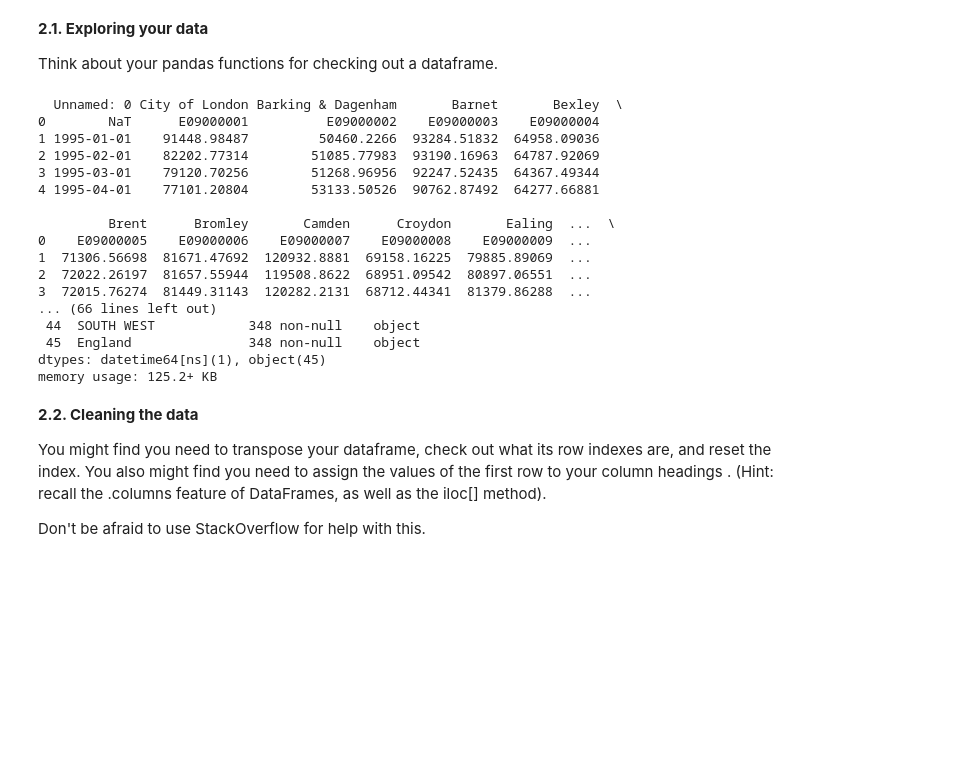
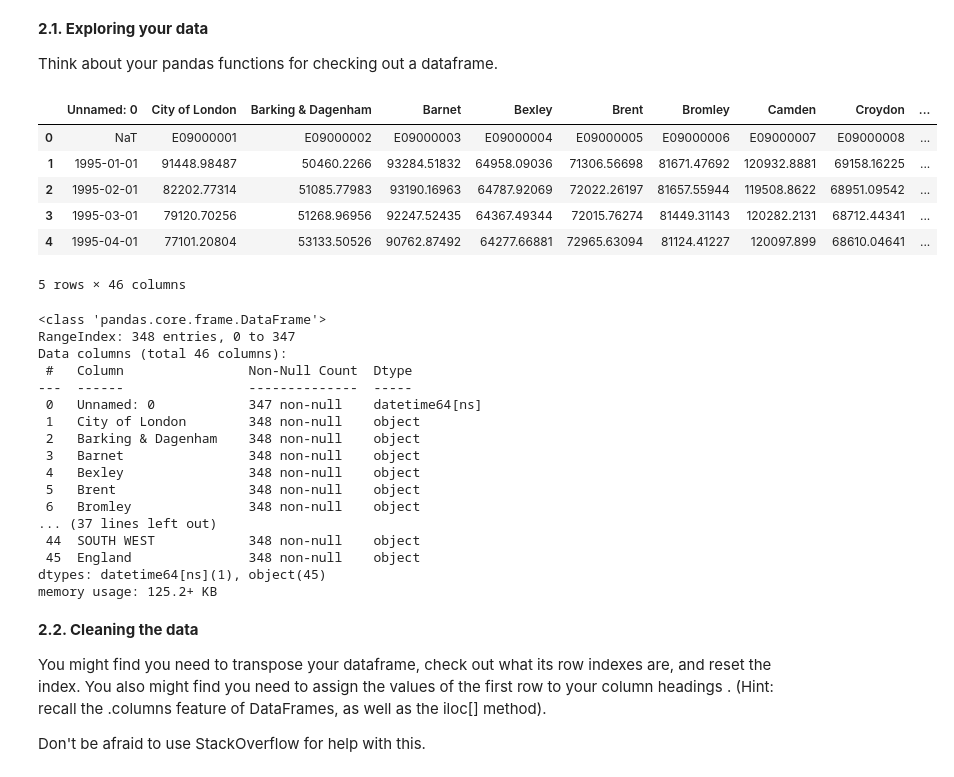
Before and after one commit to drogatti/Springboard, a Jupyter notebook: Unit4Challenge-Tier3-AlessandroGatti.ipynb, the cells around one changed output. Drawn from its saved outputs; the diff is of its cells as text; code cells hidden in the pictures; blank space fills up the shorter version.

```diff
--- a/Unit4Challenge-Tier3-AlessandroGatti.ipynb
+++ b/Unit4Challenge-Tier3-AlessandroGatti.ipynb
@@ -105,26 +105,35 @@ Think about your pandas functions for checking out a dataframe.
 # %%
 #Dropping the empty columns here out of personal preference
 properties = properties.drop(properties.columns[[34, 37, 47]], axis=1)
-print(properties.head())
-properties.info()
+properties.head()
 # %% [output]
+|  | Unnamed: 0 | City of London | Barking & Dagenham | Barnet | Bexley | Brent | Bromley | Camden | Croydon | ... |
+| 0 | NaT | E09000001 | E09000002 | E09000003 | E09000004 | E09000005 | E09000006 | E09000007 | E09000008 | ... |
+| 1 | 1995-01-01 | 91448.98487 | 50460.2266 | 93284.51832 | 64958.09036 | 71306.56698 | 81671.47692 | 120932.8881 | 69158.16225 | ... |
+| 2 | 1995-02-01 | 82202.77314 | 51085.77983 | 93190.16963 | 64787.92069 | 72022.26197 | 81657.55944 | 119508.8622 | 68951.09542 | ... |
+| 3 | 1995-03-01 | 79120.70256 | 51268.96956 | 92247.52435 | 64367.49344 | 72015.76274 | 81449.31143 | 120282.2131 | 68712.44341 | ... |
+| 4 | 1995-04-01 | 77101.20804 | 53133.50526 | 90762.87492 | 64277.66881 | 72965.63094 | 81124.41227 | 120097.899 | 68610.04641 | ... |
-  Unnamed: 0 City of London Barking & Dagenham       Barnet       Bexley  \
-0        NaT      E09000001          E09000002    E09000003    E09000004
-1 1995-01-01    91448.98487         50460.2266  93284.51832  64958.09036
-2 1995-02-01    82202.77314        51085.77983  93190.16963  64787.92069
-3 1995-03-01    79120.70256        51268.96956  92247.52435  64367.49344
-4 1995-04-01    77101.20804        53133.50526  90762.87492  64277.66881
-
-         Brent      Bromley       Camden      Croydon       Ealing  ...  \
-0    E09000005    E09000006    E09000007    E09000008    E09000009  ...
-1  71306.56698  81671.47692  120932.8881  69158.16225  79885.89069  ...
-2  72022.26197  81657.55944  119508.8622  68951.09542  80897.06551  ...
-3  72015.76274  81449.31143  120282.2131  68712.44341  81379.86288  ...
-... (66 lines left out)
- 44  SOUTH WEST            348 non-null    object
- 45  England               348 non-null    object
-dtypes: datetime64[ns](1), object(45)
-memory usage: 125.2+ KB
+5 rows × 46 columns
+# %%
+properties.info()
+# %% [output]
+<class 'pandas.core.frame.DataFrame'>
+RangeIndex: 348 entries, 0 to 347
+Data columns (total 46 columns):
+ #   Column                Non-Null Count  Dtype
+---  ------                --------------  -----
+ 0   Unnamed: 0            347 non-null    datetime64[ns]
+ 1   City of London        348 non-null    object
+ 2   Barking & Dagenham    348 non-null    object
+ 3   Barnet                348 non-null    object
+ 4   Bexley                348 non-null    object
+ 5   Brent                 348 non-null    object
+ 6   Bromley               348 non-null    object
+... (37 lines left out)
+ 44  SOUTH WEST            348 non-null    object
+ 45  England               348 non-null    object
+dtypes: datetime64[ns](1), object(45)
+memory usage: 125.2+ KB
 # %% [markdown]
 **2.2. Cleaning the data**
 
```
Also changed, not shown: parts of 6 cells of this notebook.
